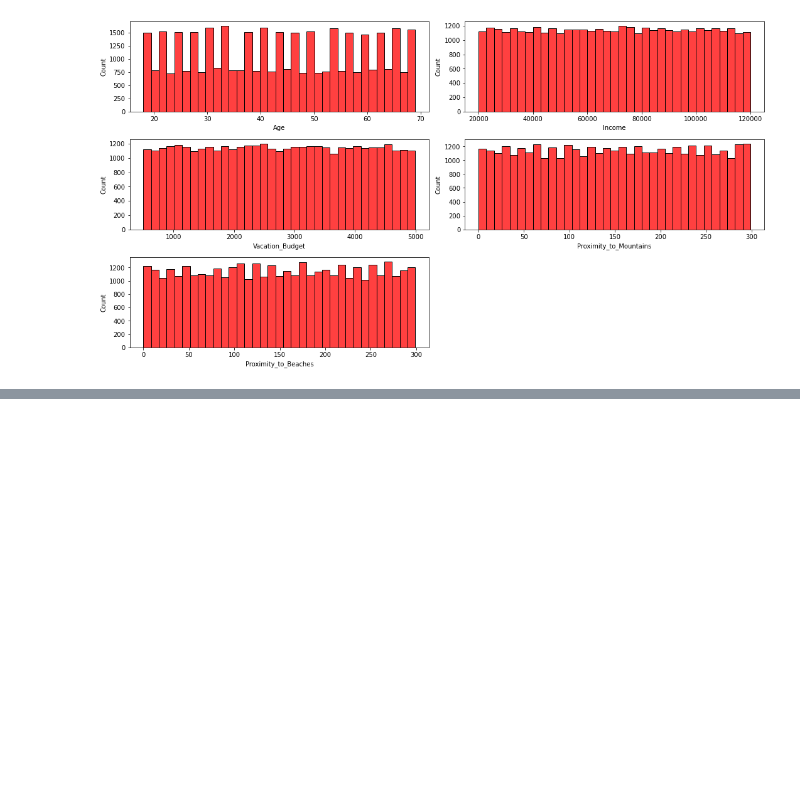
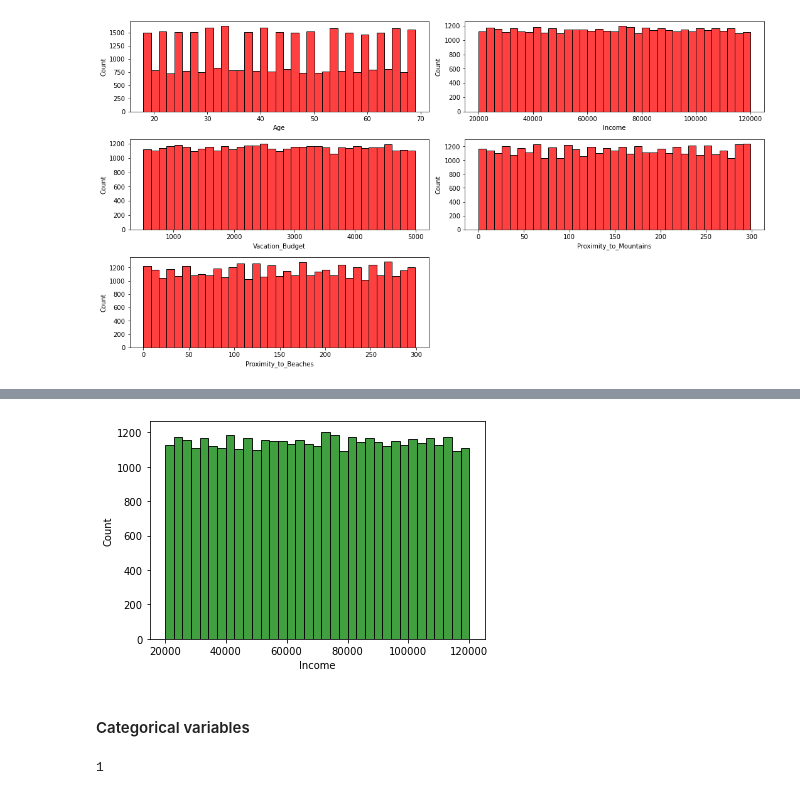
Before and after one commit to Rhino-byte/Tourism-Analysis, a Jupyter notebook: index.ipynb, the cells around one changed output, grey strips where cells are left out. Cells and saved outputs as stored; diff of their text form; code cells hidden in the pictures; blank space fills up the shorter version.

Commit message:
Data Modelling

```diff
--- a/index.ipynb
+++ b/index.ipynb
@@ -257,0 +269,15 @@ sns.histplot(x=vac_num['Age'],kde=True)
+# %%
+sns.histplot(vac_num['Income'],color='green');
+# %% [output]
+[figure, added]
+# %% [markdown]
+#### Categorical variables
+# %%
+# Filter the categorical variables
+cat_vac = Vacation.select_dtypes(include='object')
+if str(type(cat_vac))=="<class 'pandas.core.frame.DataFrame'>":
+    print(1)
+else:
+    print(0)
+# %% [output]
+1
```
Also changed, not shown: parts of 31 cells of this notebook, 1 other file.
